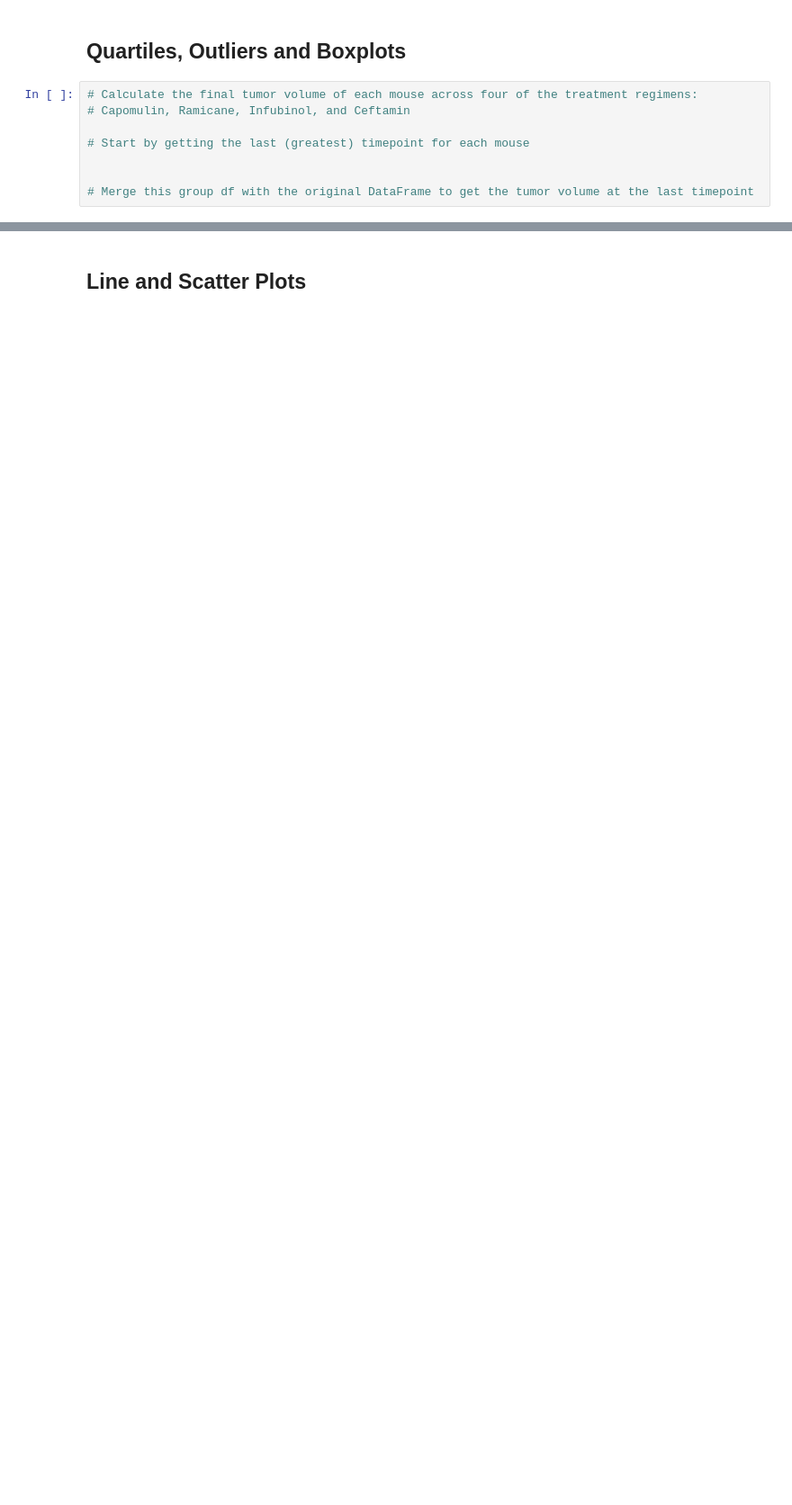
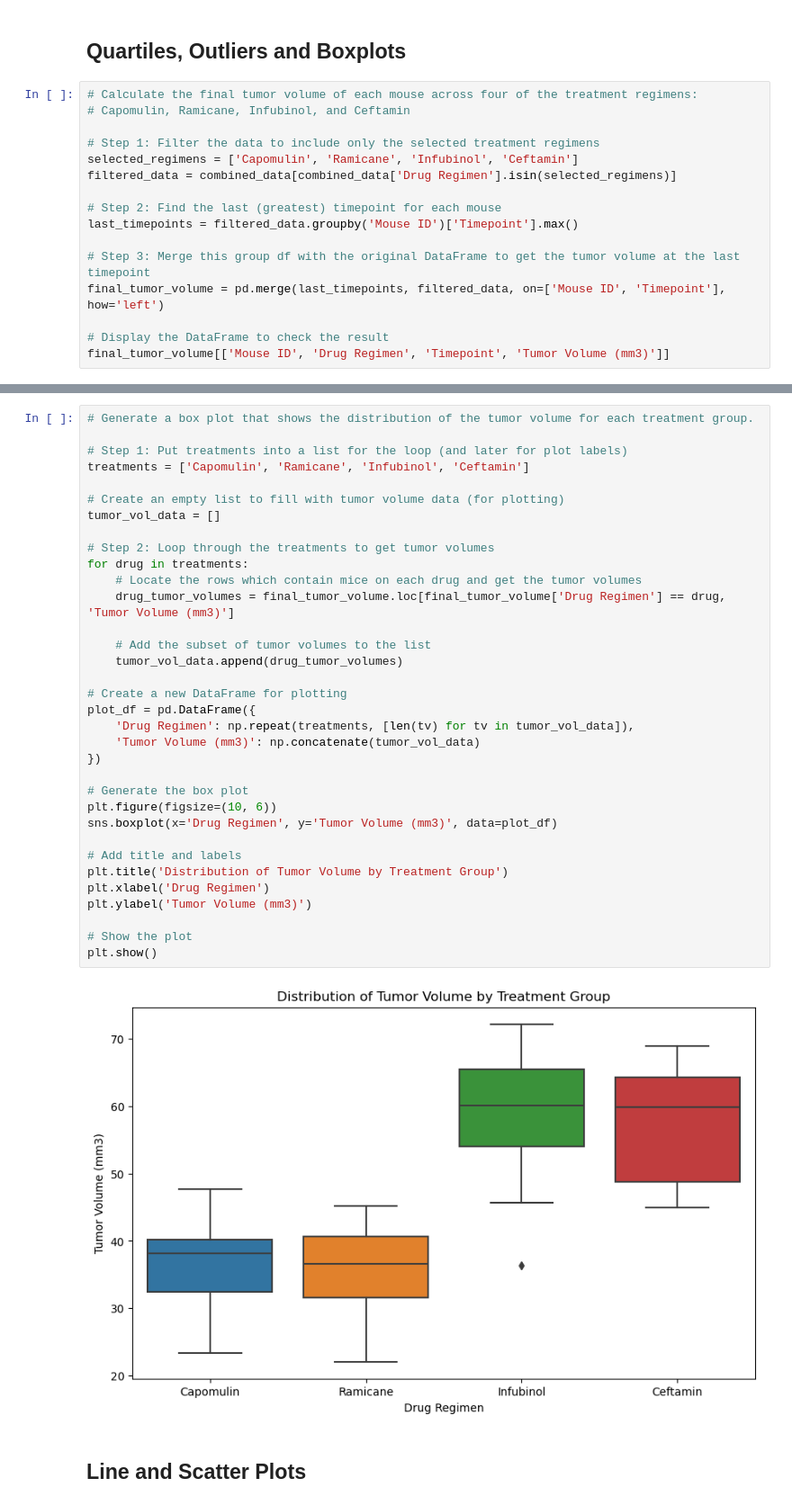
Before and after one commit to Achempim/Module-5-challenge, a Jupyter notebook: Starter_Code/Pymaceuticals/pymaceuticals_starter.ipynb, the cells around one changed output, grey strips where cells are left out. Shown at 90% size. Saved outputs shown, nothing was run; the diff lists cells and outputs as text; blank space fills up the shorter version.

```diff
--- a/Starter_Code/Pymaceuticals/pymaceuticals_starter.ipynb
+++ b/Starter_Code/Pymaceuticals/pymaceuticals_starter.ipynb
@@ -219,7 +277,15 @@ summary_stats
 # Calculate the final tumor volume of each mouse across four of the treatment regimens:
 # Capomulin, Ramicane, Infubinol, and Ceftamin
 
-# Start by getting the last (greatest) timepoint for each mouse
+# Step 1: Filter the data to include only the selected treatment regimens
+selected_regimens = ['Capomulin', 'Ramicane', 'Infubinol', 'Ceftamin']
+filtered_data = combined_data[combined_data['Drug Regimen'].isin(selected_regimens)]
 
+# Step 2: Find the last (greatest) timepoint for each mouse
+last_timepoints = filtered_data.groupby('Mouse ID')['Timepoint'].max()
 
-# Merge this group df with the original DataFrame to get the tumor volume at the last timepoint
+# Step 3: Merge this group df with the original DataFrame to get the tumor volume at the last timepoint
+final_tumor_volume = pd.merge(last_timepoints, filtered_data, on=['Mouse ID', 'Timepoint'], how='left')
+
+# Display the DataFrame to check the result
+final_tumor_volume[['Mouse ID', 'Drug Regimen', 'Timepoint', 'Tumor Volume (mm3)']]
@@ -253,2 +359,38 @@ Ceftamin's potential outliers: Series([], Name: Tumor Volume (mm3), dtype: float
+# %%
+# Generate a box plot that shows the distribution of the tumor volume for each treatment group.
+
+# Step 1: Put treatments into a list for the loop (and later for plot labels)
+treatments = ['Capomulin', 'Ramicane', 'Infubinol', 'Ceftamin']
+
+# Create an empty list to fill with tumor volume data (for plotting)
+tumor_vol_data = []
+
+# Step 2: Loop through the treatments to get tumor volumes
+for drug in treatments:
+    # Locate the rows which contain mice on each drug and get the tumor volumes
+    drug_tumor_volumes = final_tumor_volume.loc[final_tumor_volume['Drug Regimen'] == drug, 'Tumor Volume (mm3)']
+
+    # Add the subset of tumor volumes to the list
+    tumor_vol_data.append(drug_tumor_volumes)
+
+# Create a new DataFrame for plotting
+plot_df = pd.DataFrame({
+    'Drug Regimen': np.repeat(treatments, [len(tv) for tv in tumor_vol_data]),
+    'Tumor Volume (mm3)': np.concatenate(tumor_vol_data)
+})
+
+# Generate the box plot
+plt.figure(figsize=(10, 6))
+sns.boxplot(x='Drug Regimen', y='Tumor Volume (mm3)', data=plot_df)
+
+# Add title and labels
+plt.title('Distribution of Tumor Volume by Treatment Group')
+plt.xlabel('Drug Regimen')
+plt.ylabel('Tumor Volume (mm3)')
+
+# Show the plot
+plt.show()
+# %% [output]
+[figure, added]
 # %% [markdown]
 ## Line and Scatter Plots
```
Also changed, not shown: parts of 20 cells of this notebook.
